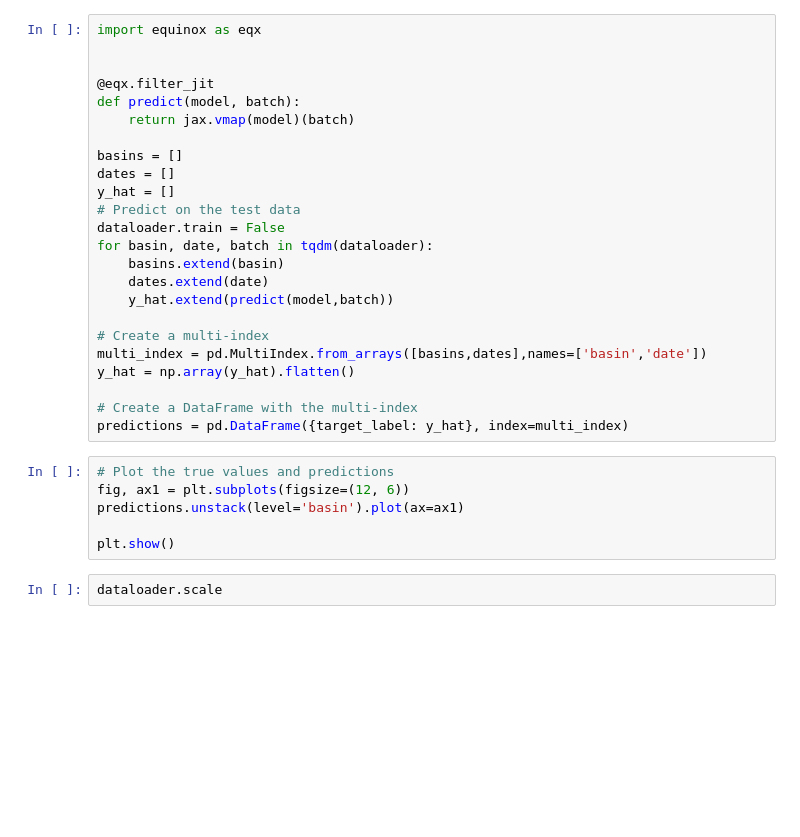
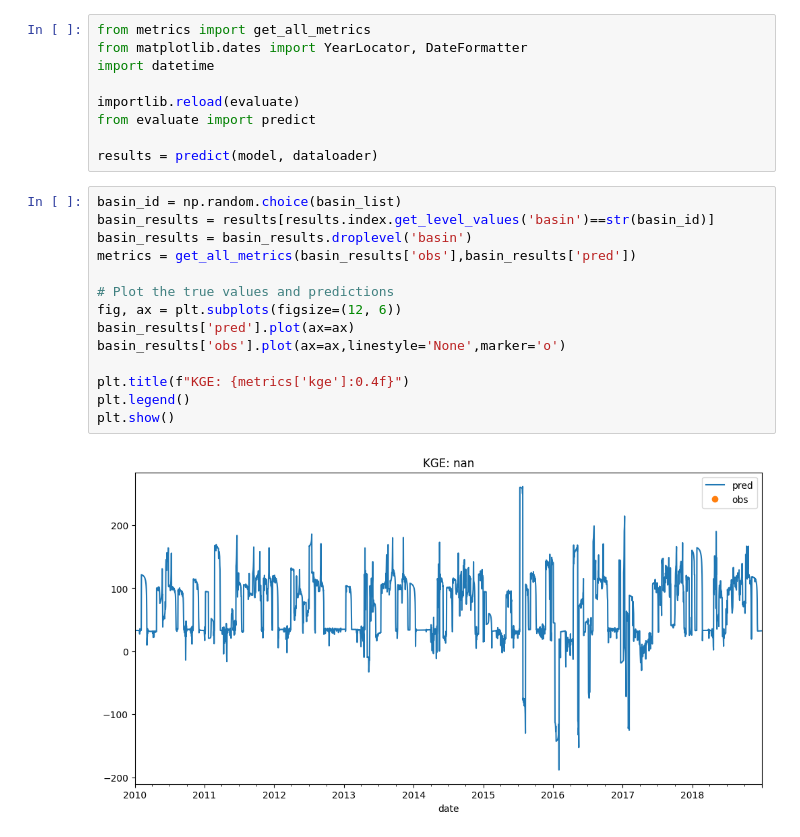
Before and after one commit to Fluvial-UMass/swot-ml, a Jupyter notebook: src/Sag_TAPTLSTM.ipynb, the cells around one changed output. Saved outputs shown, nothing was run; the diff lists cells and outputs as text; blank space fills up the shorter version.

Commit message:
CONUS training

```diff
--- a/src/Sag_TAPTLSTM.ipynb
+++ b/src/Sag_TAPTLSTM.ipynb
@@ -92,32 +124,25 @@ plt.xlabel("Epoch")
-# %%
-import equinox as eqx
-
-
-@eqx.filter_jit
-def predict(model, batch):
-    return jax.vmap(model)(batch)
-
-basins = []
-dates = []
-y_hat = []
-# Predict on the test data
-dataloader.train = False
-for basin, date, batch in tqdm(dataloader):
-    basins.extend(basin)
-    dates.extend(date)
-    y_hat.extend(predict(model,batch))
-
-# Create a multi-index
-multi_index = pd.MultiIndex.from_arrays([basins,dates],names=['basin','date'])
-y_hat = np.array(y_hat).flatten()
-
-# Create a DataFrame with the multi-index
-predictions = pd.DataFrame({target_label: y_hat}, index=multi_index)
-# %%
-# Plot the true values and predictions
-fig, ax1 = plt.subplots(figsize=(12, 6))
-predictions.unstack(level='basin').plot(ax=ax1)
-
-plt.show()
-# %%
-dataloader.scale
+# %%
+from metrics import get_all_metrics
+from matplotlib.dates import YearLocator, DateFormatter
+import datetime
+
+importlib.reload(evaluate)
+from evaluate import predict
+
+results = predict(model, dataloader)
+# %%
+basin_id = np.random.choice(basin_list)
+basin_results = results[results.index.get_level_values('basin')==str(basin_id)]
+basin_results = basin_results.droplevel('basin')
+metrics = get_all_metrics(basin_results['obs'],basin_results['pred'])
+
+# Plot the true values and predictions
+fig, ax = plt.subplots(figsize=(12, 6))
+basin_results['pred'].plot(ax=ax)
+basin_results['obs'].plot(ax=ax,linestyle='None',marker='o')
+
+plt.title(f"KGE: {metrics['kge']:0.4f}")
+plt.legend()
+plt.show()
+# %% [output]
+[figure, added]
```
Also changed, not shown: parts of 4 cells of this notebook, 14 other files.
